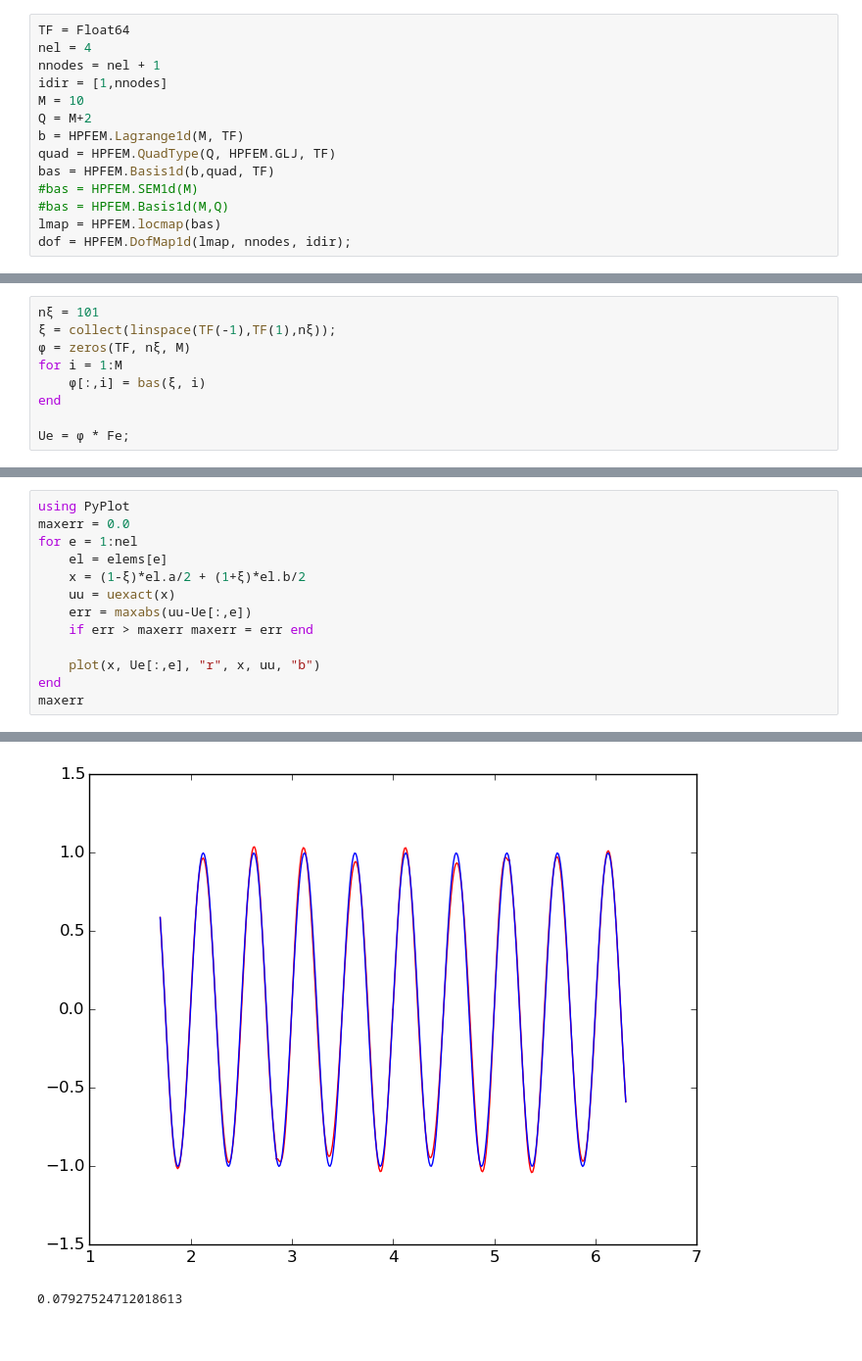
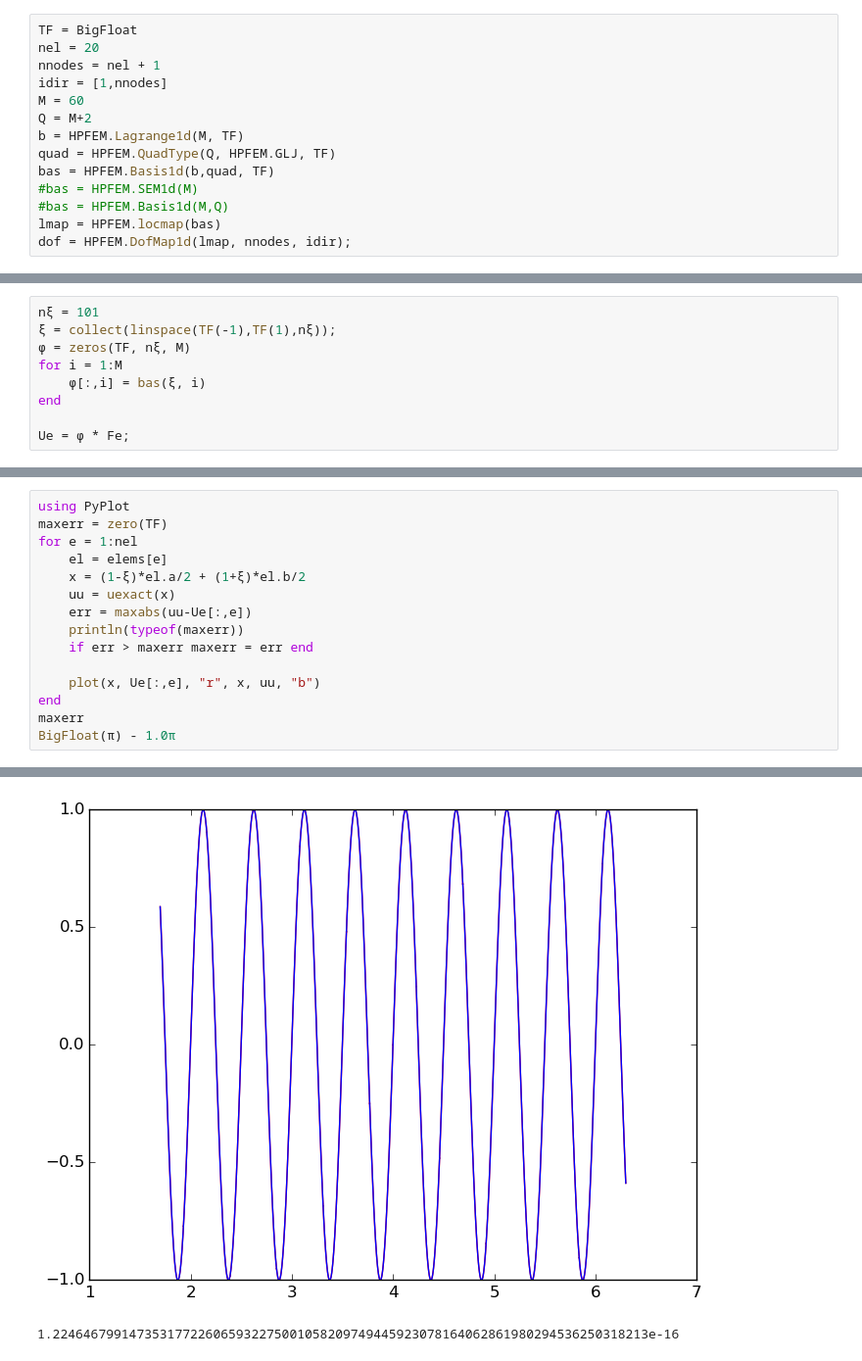
Before and after one commit to pjabardo/HPFEM.jl, a Jupyter notebook: work/solver-bigfloat.ipynb, the cells around one changed output, grey strips where cells are left out. Shown at 98% size. Saved outputs shown, nothing was run; the diff lists cells and outputs as text.

```diff
--- a/work/solver-bigfloat.ipynb
+++ b/work/solver-bigfloat.ipynb
@@ -10,9 +5,9 @@ HPFEM
 # %%
-TF = Float64
-nel = 4
+TF = BigFloat
+nel = 20
 nnodes = nel + 1
 idir = [1,nnodes]
-M = 10
+M = 60
 Q = M+2
 b = HPFEM.Lagrange1d(M, TF)
 quad = HPFEM.QuadType(Q, HPFEM.GLJ, TF)
@@ -112,14 +71,16 @@ Ue = ϕ * Fe;
 # %%
 using PyPlot
-maxerr = 0.0
+maxerr = zero(TF)
 for e = 1:nel
     el = elems[e]
     x = (1-ξ)*el.a/2 + (1+ξ)*el.b/2
     uu = uexact(x)
     err = maxabs(uu-Ue[:,e])
+    println(typeof(maxerr))
     if err > maxerr maxerr = err end
 
     plot(x, Ue[:,e], "r", x, uu, "b")
 end
 maxerr
+BigFloat(π) - 1.0π
 # %% [output]
@@ -126,2 +107,2 @@ maxerr
-[figure, old version]
+[figure, new version]
-0.07927524712018613
+1.224646799147353177226065932275001058209749445923078164062861980294536250318213e-16
```
Also changed, not shown: parts of 10 cells of this notebook, 1 other file.
